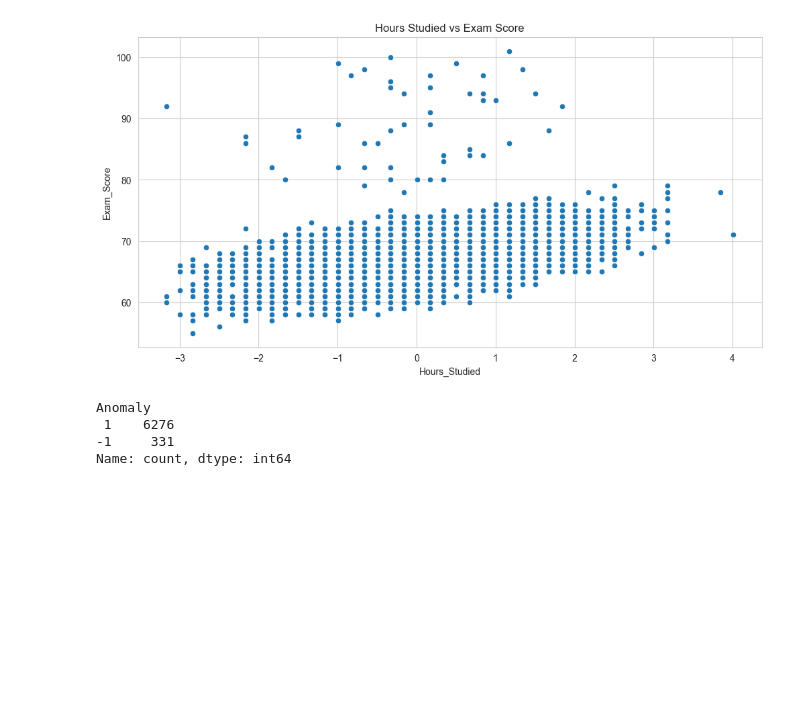
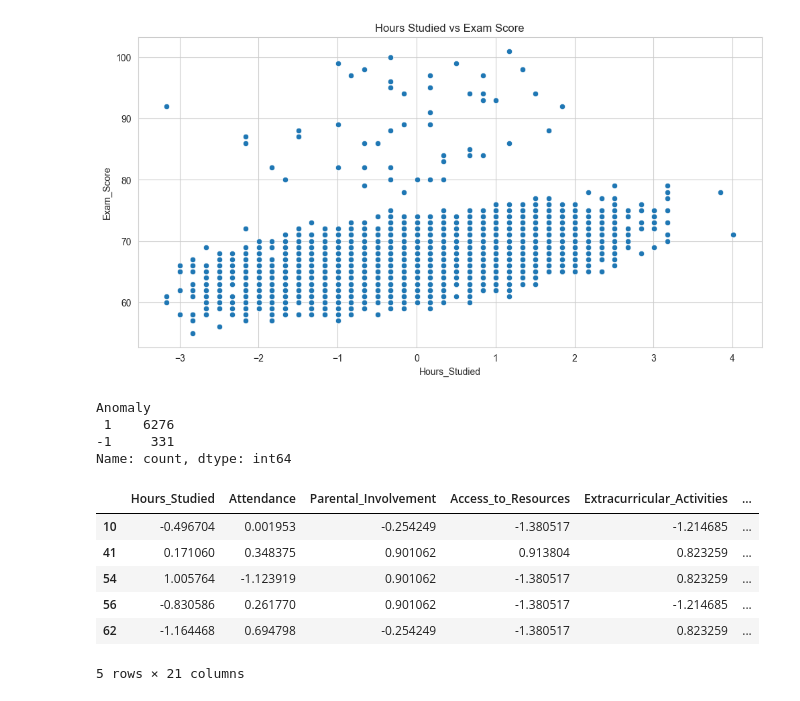
Before and after one commit to lucaskojo02/Students_Performance_Data_Analysis, a Jupyter notebook: Untitled17.ipynb, the cells around one changed output. Drawn from its saved outputs; the diff is of its cells as text; code cells hidden in the pictures; blank space fills up the shorter version.

```diff
--- a/Untitled17.ipynb
+++ b/Untitled17.ipynb
@@ -290,3 +290,13 @@ Anomaly
  1    6276
 -1     331
 Name: count, dtype: int64
+# %%
+anomalies.head()
+# %% [output]
+|  | Hours_Studied | Attendance | Parental_Involvement | Access_to_Resources | Extracurricular_Activities | ... |
+| 10 | -0.496704 | 0.001953 | -0.254249 | -1.380517 | -1.214685 | ... |
+| 41 | 0.171060 | 0.348375 | 0.901062 | 0.913804 | 0.823259 | ... |
+| 54 | 1.005764 | -1.123919 | 0.901062 | -1.380517 | 0.823259 | ... |
+| 56 | -0.830586 | 0.261770 | 0.901062 | -1.380517 | -1.214685 | ... |
+| 62 | -1.164468 | 0.694798 | -0.254249 | -1.380517 | 0.823259 | ... |
+5 rows × 21 columns
```
Also changed, not shown: parts of 4 cells of this notebook.
